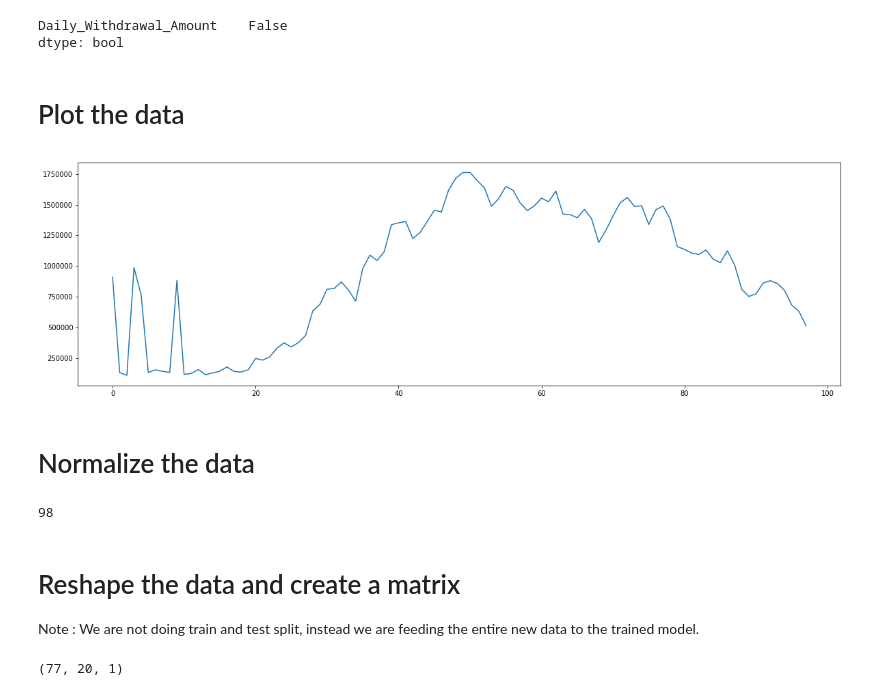
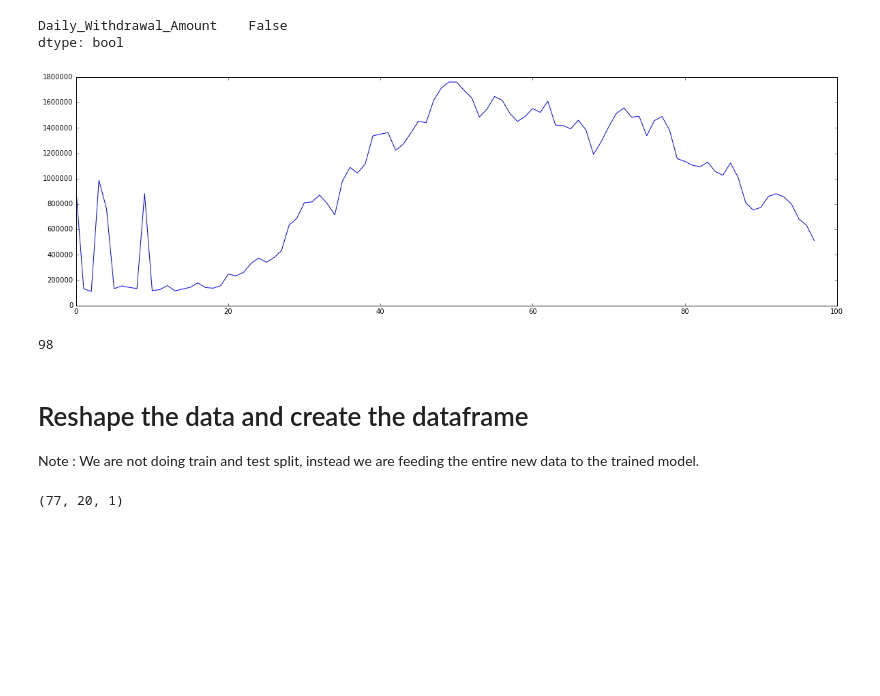
Before and after one commit to IBM/forecast-demand-for-vending-machines, a Jupyter notebook: notebook/LSTM_PATTERN.ipynb, the cells around one changed output. Drawn from its saved outputs; the diff is of its cells as text; code cells hidden in the pictures; blank space fills up the shorter version.

```diff
--- a/notebook/LSTM_PATTERN.ipynb
+++ b/notebook/LSTM_PATTERN.ipynb
@@ -422,14 +421,12 @@ new_series.isnull().any()
 (98, 1)
 Daily_Withdrawal_Amount    False
 dtype: bool
-# %% [markdown]
-# Plot the data
 # %%
+'''Plot the data'''
+
 plt.figure(figsize=(20,6))
 plt.plot(new_series.values)
 plt.show()
 # %% [output]
-[figure, old version]
+[figure, new version]
-# %% [markdown]
-# Normalize the data
 # %%
@@ -439,7 +438,7 @@ print(len(new_data))
 # %% [output]
 98
 # %% [markdown]
-# Reshape the data and create a matrix
+# Reshape the data and create the dataframe
 
 Note : We are not doing train and test split, instead we are feeding the entire new data to the trained model.
 # %%
```
Also changed, not shown: parts of 48 cells of this notebook.
